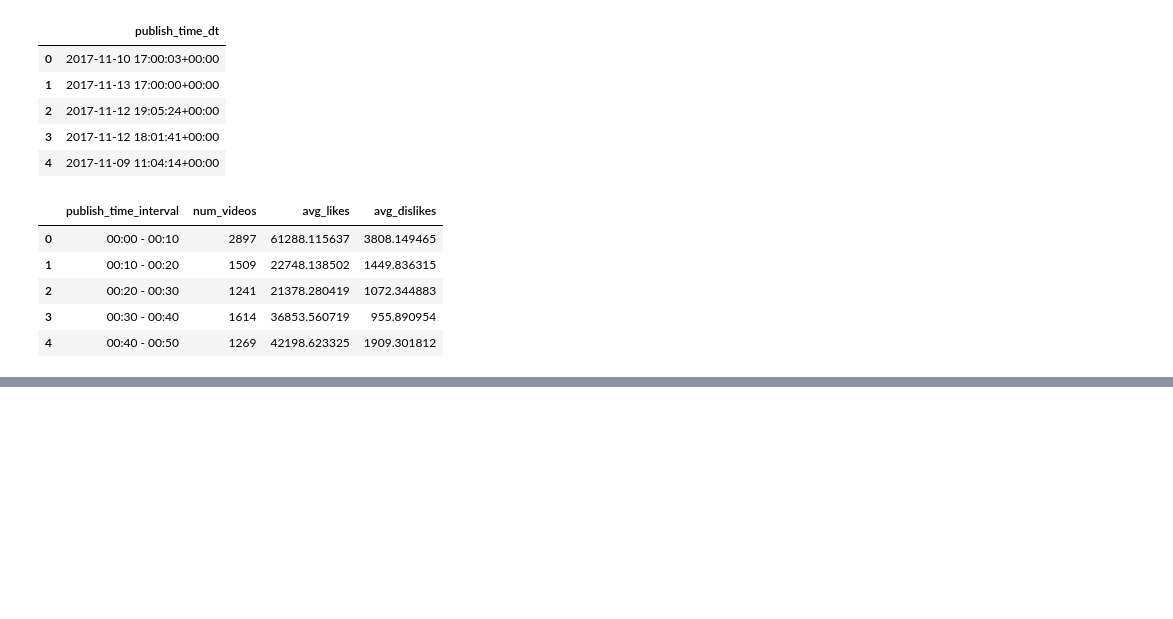
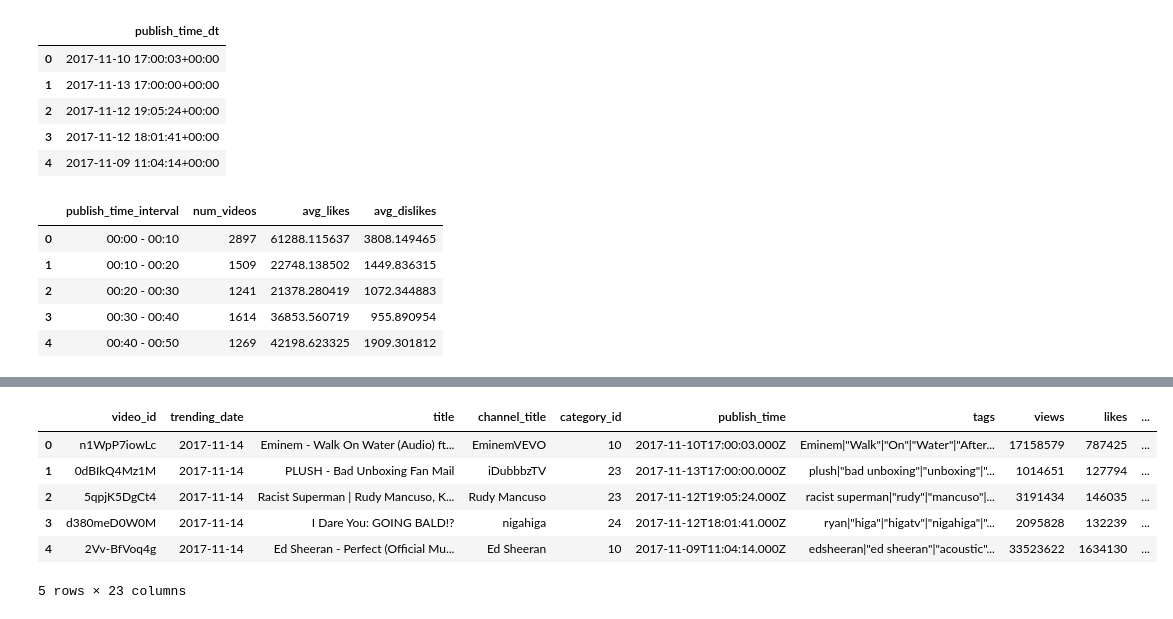
Before and after one commit to Lalla999/yt-trending, a Jupyter notebook: FoCS_project.ipynb, the cells around one changed output, grey strips where cells are left out. Cells and saved outputs as stored; diff of their text form; code cells hidden in the pictures; blank space fills up the shorter version.

```diff
--- a/FoCS_project.ipynb
+++ b/FoCS_project.ipynb
@@ -372,0 +491,25 @@ interval_stats.head()
+# %%
+#12. Divide trending_date into three columns: year, month, day
+
+#controlliamo prima il formato di tranding date e vediamo che non
+#è un formato standard, ma YY.DD.MM (e non YYYY-MM-DD)
+
+#dobbiamo dare prima delle indicazioni per leggere il formato correttamente
+
+df2["trending_date"] = pd.to_datetime(df2["trending_date"], format="%y.%d.%m")
+
+df2["year"] = df2["trending_date"].dt.year
+df2["month"] = df2["trending_date"].dt.month
+df2["day"] = df2["trending_date"].dt.day
+# %%
+#verifichiamo che abbia funionato:
+
+df2.head()
+# %% [output]
+|  | video_id | trending_date | title | channel_title | category_id | publish_time | tags | views | likes | ... |
+| 0 | n1WpP7iowLc | 2017-11-14 | Eminem - Walk On Water (Audio) ft... | EminemVEVO | 10 | 2017-11-10T17:00:03.000Z | Eminem|"Walk"|"On"|"Water"|"After... | 17158579 | 787425 | ... |
+| 1 | 0dBIkQ4Mz1M | 2017-11-14 | PLUSH - Bad Unboxing Fan Mail | iDubbbzTV | 23 | 2017-11-13T17:00:00.000Z | plush|"bad unboxing"|"unboxing"|"... | 1014651 | 127794 | ... |
+| 2 | 5qpjK5DgCt4 | 2017-11-14 | Racist Superman | Rudy Mancuso, K... | Rudy Mancuso | 23 | 2017-11-12T19:05:24.000Z | racist superman|"rudy"|"mancuso"|... | 3191434 | 146035 | ... |
+| 3 | d380meD0W0M | 2017-11-14 | I Dare You: GOING BALD!? | nigahiga | 24 | 2017-11-12T18:01:41.000Z | ryan|"higa"|"higatv"|"nigahiga"|"... | 2095828 | 132239 | ... |
+| 4 | 2Vv-BfVoq4g | 2017-11-14 | Ed Sheeran - Perfect (Official Mu... | Ed Sheeran | 10 | 2017-11-09T11:04:14.000Z | edsheeran|"ed sheeran"|"acoustic"... | 33523622 | 1634130 | ... |
+5 rows × 23 columns
```
Also changed, not shown: parts of 13 cells of this notebook.
